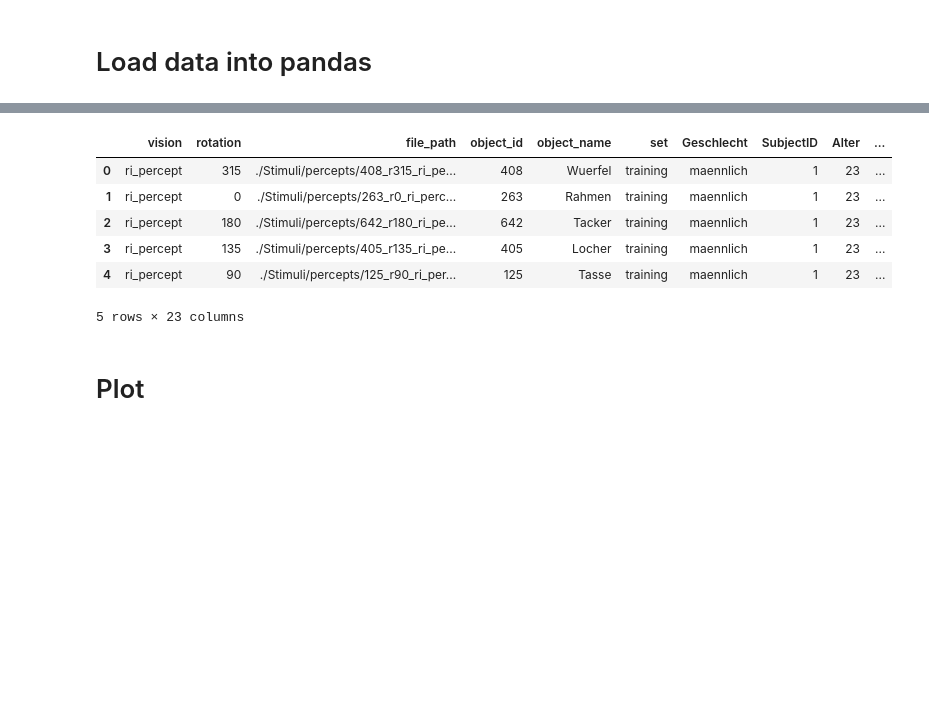
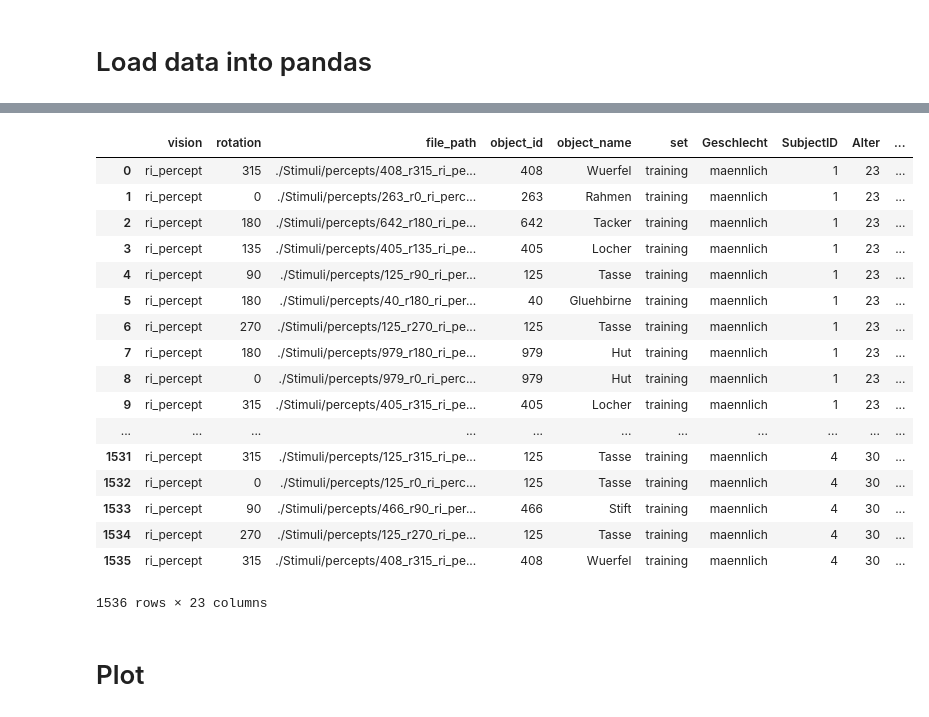
Before and after one commit to oliver-contier/ri_hmax, a Jupyter notebook: experiments/RI_objects_RSA/analysis/plot_behav_data.ipynb, the cells around one changed output, grey strips where cells are left out. Cells and saved outputs as stored; diff of their text form; code cells hidden in the pictures; blank space fills up the shorter version.

```diff
--- a/experiments/RI_objects_RSA/analysis/plot_behav_data.ipynb
+++ b/experiments/RI_objects_RSA/analysis/plot_behav_data.ipynb
@@ -23,13 +32,13 @@ behav_data
 # %%
 # create a single df from all csv files
-n_subs = 1
+n_subs = 4
 n_blocks = 6
 
 dfs = []
 csv_files = []
 for sub_idx in range(1,n_subs+1):
     for block_idx in range(1, n_blocks+1):
-        csvfile = './behav_data/sub%02d_block%i_behav.csv' % (sub_idx, block_idx)
+        csvfile = '../behav_data/sub%02d_block%i_behav.csv' % (sub_idx, block_idx)
         csv_files.append(csvfile)
         block_df = pd.read_csv(csvfile)
         dfs.append(block_df)
@@ -41,15 +50,26 @@ assert len(df) == n_subs * n_blocks * 64
 # manage data types of some columnes
 df['acc'] = df.accuracy.astype('float')
 # %%
-df.head()
+df
 # %% [output]
 |  | vision | rotation | file_path | object_id | object_name | set | Geschlecht | SubjectID | Alter | ... |
 | 0 | ri_percept | 315 | ./Stimuli/percepts/408_r315_ri_pe... | 408 | Wuerfel | training | maennlich | 1 | 23 | ... |
 | 1 | ri_percept | 0 | ./Stimuli/percepts/263_r0_ri_perc... | 263 | Rahmen | training | maennlich | 1 | 23 | ... |
 | 2 | ri_percept | 180 | ./Stimuli/percepts/642_r180_ri_pe... | 642 | Tacker | training | maennlich | 1 | 23 | ... |
 | 3 | ri_percept | 135 | ./Stimuli/percepts/405_r135_ri_pe... | 405 | Locher | training | maennlich | 1 | 23 | ... |
 | 4 | ri_percept | 90 | ./Stimuli/percepts/125_r90_ri_per... | 125 | Tasse | training | maennlich | 1 | 23 | ... |
+| 5 | ri_percept | 180 | ./Stimuli/percepts/40_r180_ri_per... | 40 | Gluehbirne | training | maennlich | 1 | 23 | ... |
+| 6 | ri_percept | 270 | ./Stimuli/percepts/125_r270_ri_pe... | 125 | Tasse | training | maennlich | 1 | 23 | ... |
+| 7 | ri_percept | 180 | ./Stimuli/percepts/979_r180_ri_pe... | 979 | Hut | training | maennlich | 1 | 23 | ... |
+| 8 | ri_percept | 0 | ./Stimuli/percepts/979_r0_ri_perc... | 979 | Hut | training | maennlich | 1 | 23 | ... |
+| 9 | ri_percept | 315 | ./Stimuli/percepts/405_r315_ri_pe... | 405 | Locher | training | maennlich | 1 | 23 | ... |
+| ... | ... | ... | ... | ... | ... | ... | ... | ... | ... | ... |
+| 1531 | ri_percept | 315 | ./Stimuli/percepts/125_r315_ri_pe... | 125 | Tasse | training | maennlich | 4 | 30 | ... |
+| 1532 | ri_percept | 0 | ./Stimuli/percepts/125_r0_ri_perc... | 125 | Tasse | training | maennlich | 4 | 30 | ... |
+| 1533 | ri_percept | 90 | ./Stimuli/percepts/466_r90_ri_per... | 466 | Stift | training | maennlich | 4 | 30 | ... |
+| 1534 | ri_percept | 270 | ./Stimuli/percepts/125_r270_ri_pe... | 125 | Tasse | training | maennlich | 4 | 30 | ... |
+| 1535 | ri_percept | 315 | ./Stimuli/percepts/408_r315_ri_pe... | 408 | Wuerfel | training | maennlich | 4 | 30 | ... |
-5 rows × 23 columns
+1536 rows × 23 columns
 # %% [markdown]
 # Plot
 # %%
```
Also changed, not shown: parts of 3 cells of this notebook, 3 other files.
